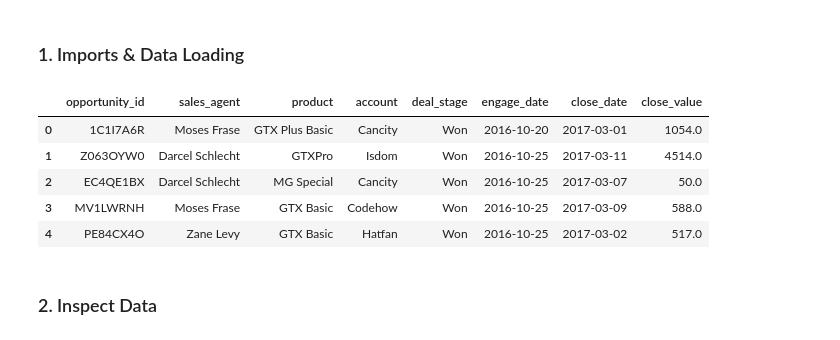
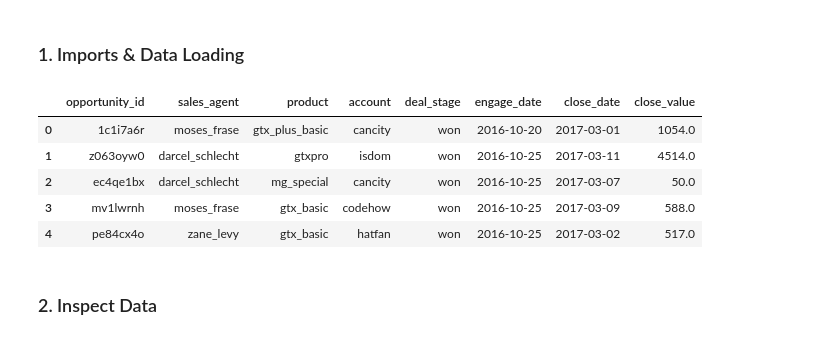
Before and after one commit to ishween/Team2B, a Jupyter notebook: notebooks - final/3.3_crm_dashboard_visualizations.ipynb, the cells around one changed output. Cells and saved outputs as stored; diff of their text form; code cells hidden in the pictures.

```diff
--- a/notebooks - final/3.3_crm_dashboard_visualizations.ipynb
+++ b/notebooks - final/3.3_crm_dashboard_visualizations.ipynb
@@ -29,21 +29,20 @@ import seaborn as sns
 # %%
 # Slightly change chart style
 sns.set(style="whitegrid")
 
-# Path to cleaned CSV files (notebooks/ is the notebook folder)
-base_path = "../data_directory"
+base_path = os.path.abspath("../data_directory/clean_data")
 
-# Load cleaned datasets
-pipeline = pd.read_csv(f"{base_path}/sales_pipeline_clean.csv")
-accounts = pd.read_csv(f"{base_path}/accounts_clean.csv")
-teams = pd.read_csv(f"{base_path}/sales_teams_clean.csv")
-products = pd.read_csv(f"{base_path}/products_clean.csv")
+# Read the data
+pipeline = pd.read_csv(os.path.join(base_path, "Pipeline.csv"))
+accounts = pd.read_csv(os.path.join(base_path, "Accounts.csv"))
+teams = pd.read_csv(os.path.join(base_path, "Teams.csv"))
+products = pd.read_csv(os.path.join(base_path, "Products.csv"))
 
 pipeline.head()
 # %% [output]
 |  | opportunity_id | sales_agent | product | account | deal_stage | engage_date | close_date | close_value |
-| 0 | 1C1I7A6R | Moses Frase | GTX Plus Basic | Cancity | Won | 2016-10-20 | 2017-03-01 | 1054.0 |
-| 1 | Z063OYW0 | Darcel Schlecht | GTXPro | Isdom | Won | 2016-10-25 | 2017-03-11 | 4514.0 |
-| 2 | EC4QE1BX | Darcel Schlecht | MG Special | Cancity | Won | 2016-10-25 | 2017-03-07 | 50.0 |
-| 3 | MV1LWRNH | Moses Frase | GTX Basic | Codehow | Won | 2016-10-25 | 2017-03-09 | 588.0 |
-| 4 | PE84CX4O | Zane Levy | GTX Basic | Hatfan | Won | 2016-10-25 | 2017-03-02 | 517.0 |
+| 0 | 1c1i7a6r | moses_frase | gtx_plus_basic | cancity | won | 2016-10-20 | 2017-03-01 | 1054.0 |
+| 1 | z063oyw0 | darcel_schlecht | gtxpro | isdom | won | 2016-10-25 | 2017-03-11 | 4514.0 |
+| 2 | ec4qe1bx | darcel_schlecht | mg_special | cancity | won | 2016-10-25 | 2017-03-07 | 50.0 |
+| 3 | mv1lwrnh | moses_frase | gtx_basic | codehow | won | 2016-10-25 | 2017-03-09 | 588.0 |
+| 4 | pe84cx4o | zane_levy | gtx_basic | hatfan | won | 2016-10-25 | 2017-03-02 | 517.0 |
```
Also changed, not shown: parts of 1 cell of this notebook, 4 other files.
